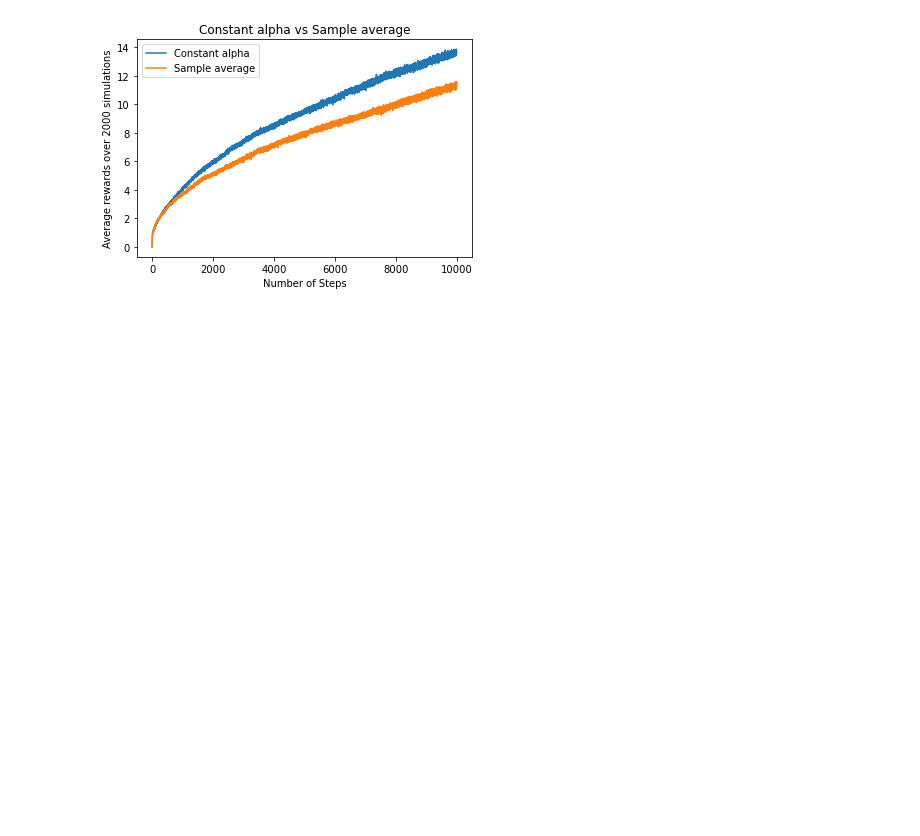
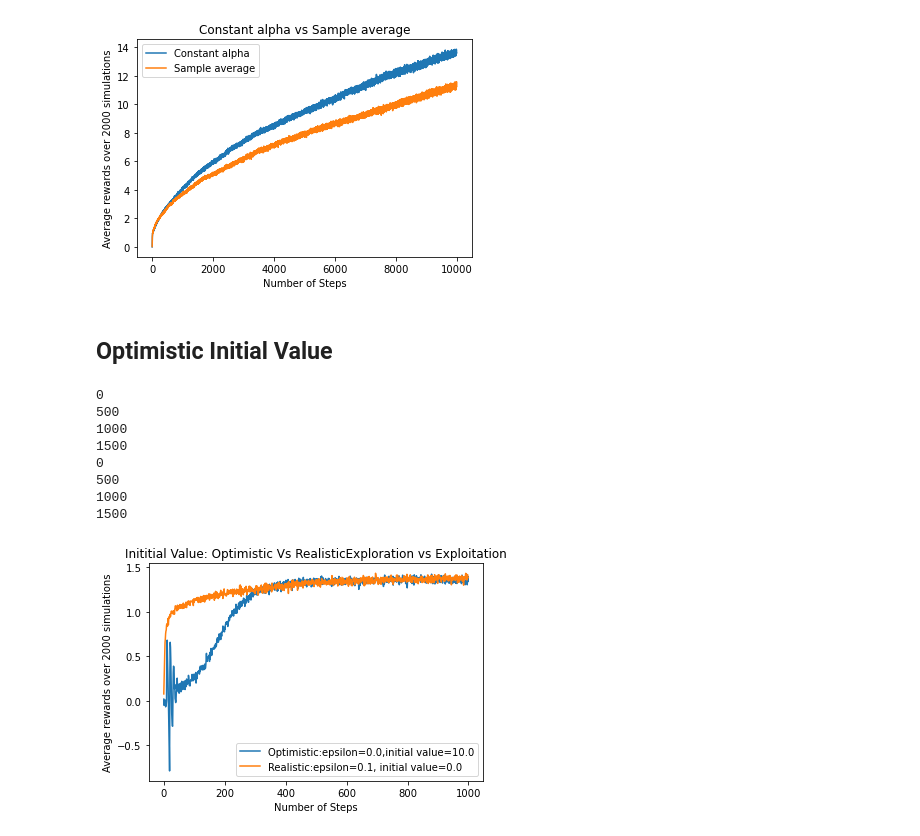
Before and after one commit to Qbiwan/MultiArmBandit, a Jupyter notebook: MultiArmBandit.ipynb, the cells around one changed output. Saved outputs shown, nothing was run; the diff lists cells and outputs as text; code cells hidden in the pictures; blank space fills up the shorter version.

Commit message:
optimistic initial value added

```diff
--- a/MultiArmBandit.ipynb
+++ b/MultiArmBandit.ipynb
@@ -63,7 +63,7 @@ N :
 # %%
 class Simulation:
     def __init__(self, bandit = MultiArmBandit, num_sim = 2000, num_pull=1000,epsilon=0.1):
-        self.bandit = MultiArmBandit
+        self.bandit = bandit
         self.num_sim = num_sim
         self.num_pull = num_pull
         self.epsilon= epsilon
@@ -176,3 +176,5 @@ for constant_alpha in constant_alphas:
 1800
 1900
 [figure]
+# %% [markdown]
+## Optimistic Initial Value
@@ -178,0 +197,44 @@ for constant_alpha in constant_alphas:
+# %%
+class OptimisticInitialValueSimulation(Simulation):
+    def __init__(self, bandit=OptimisticInitialValueBandit,
+                 optimistic=True, **kwargs):
+        super().__init__(**kwargs)
+        self.bandit = bandit
+        self.optimistic = optimistic
+
+    def run(self):
+        historical_average = np.zeros(self.num_pull)
+        for sim in range(self.num_sim):
+            if sim % 500 == 0:
+                print(sim)
+            bandit = self.bandit(optimistic=self.optimistic)
+            for i in range(self.num_pull):
+                reward = bandit.pull_lever_once()
+                historical_average[i] += reward
+        return historical_average/self.num_sim
+# %%
+f, ax = plt.subplots()
+epsilons = [0.0, 0.10]
+optimistic = [True, False]
+for i in range(2):
+    sim = OptimisticInitialValueSimulation(bandit=OptimisticInitialValueBandit,
+                     epsilon=epsilons[i],
+                     optimistic=optimistic[i],
+                     num_sim=2000)
+    historical_average = sim.run()
+    ax.plot(historical_average)
+    plt.title("Inititial Value: Optimistic Vs RealisticExploration vs Exploitation")
+    plt.xlabel("Number of Steps")
+    plt.ylabel("Average rewards over 2000 simulations")
+    plt.legend(("Optimistic:epsilon=0.0,initial value=10.0",
+                "Realistic:epsilon=0.1, initial value=0.0"))
+# %% [output]
+0
+500
+1000
+1500
+0
+500
+1000
+1500
+[figure, added]
```
Also changed, not shown: parts of 2 cells of this notebook, 3 other files.
